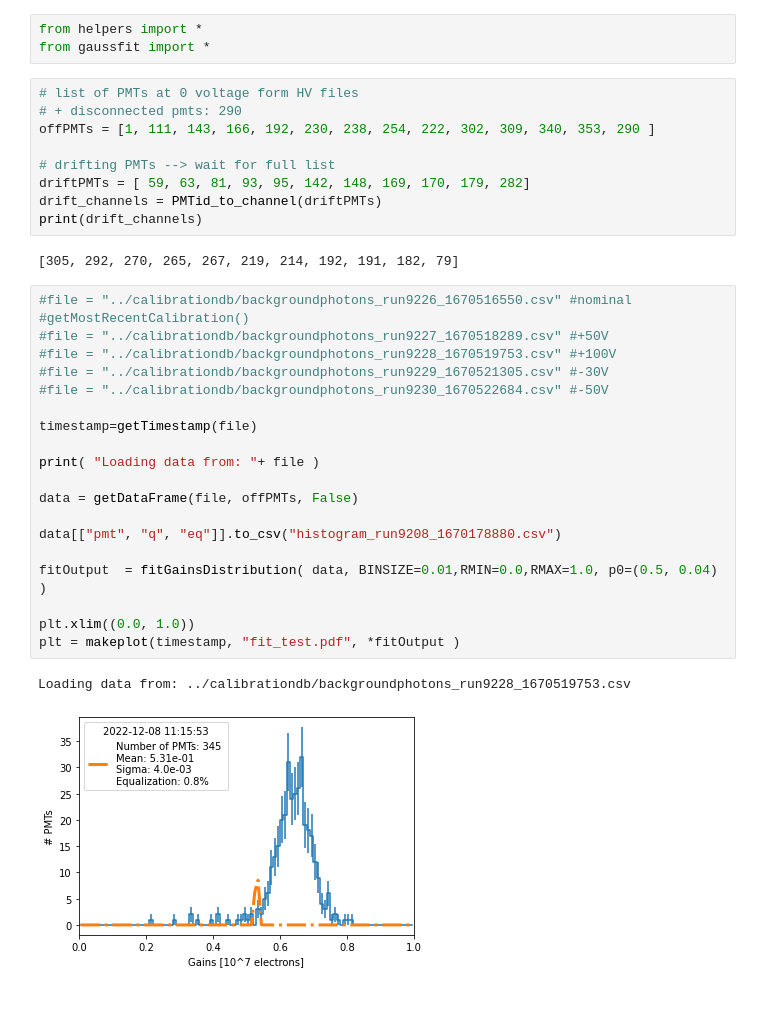
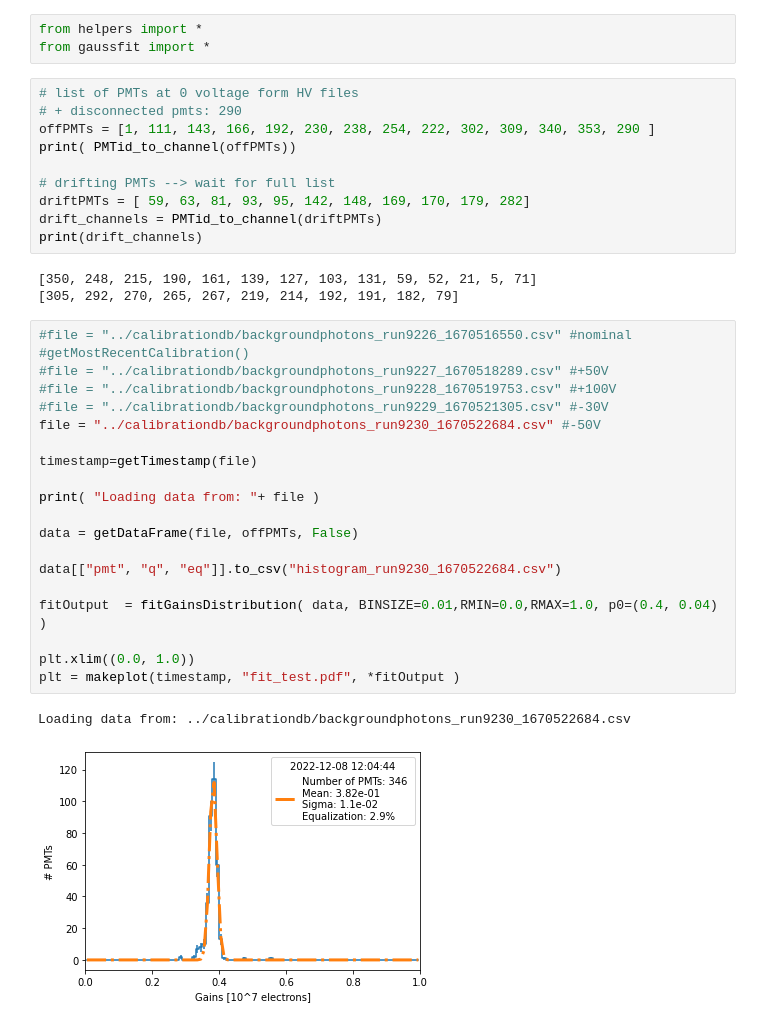
Before and after one commit to mvicenzi/pmt-calibration, a Jupyter notebook: analyze_runs/python/Test_fit.ipynb, the cells around one changed output. Saved outputs shown, nothing was run; the diff lists cells and outputs as text.

Commit message:
first round of fixes: zero gains refitted

```diff
--- a/analyze_runs/python/Test_fit.ipynb
+++ b/analyze_runs/python/Test_fit.ipynb
@@ -5,35 +5,37 @@ from gaussfit import *
 # list of PMTs at 0 voltage form HV files
 # + disconnected pmts: 290
 offPMTs = [1, 111, 143, 166, 192, 230, 238, 254, 222, 302, 309, 340, 353, 290 ]
+print( PMTid_to_channel(offPMTs))
 
 # drifting PMTs --> wait for full list
 driftPMTs = [ 59, 63, 81, 93, 95, 142, 148, 169, 170, 179, 282]
 drift_channels = PMTid_to_channel(driftPMTs)
 print(drift_channels)
 # %% [output]
+[350, 248, 215, 190, 161, 139, 127, 103, 131, 59, 52, 21, 5, 71]
 [305, 292, 270, 265, 267, 219, 214, 192, 191, 182, 79]
 # %%
 #file = "../calibrationdb/backgroundphotons_run9226_1670516550.csv" #nominal #getMostRecentCalibration()
 #file = "../calibrationdb/backgroundphotons_run9227_1670518289.csv" #+50V
 #file = "../calibrationdb/backgroundphotons_run9228_1670519753.csv" #+100V
 #file = "../calibrationdb/backgroundphotons_run9229_1670521305.csv" #-30V
-#file = "../calibrationdb/backgroundphotons_run9230_1670522684.csv" #-50V
+file = "../calibrationdb/backgroundphotons_run9230_1670522684.csv" #-50V
 
 timestamp=getTimestamp(file)
 
 print( "Loading data from: "+ file )
 
 data = getDataFrame(file, offPMTs, False)
 
-data[["pmt", "q", "eq"]].to_csv("histogram_run9208_1670178880.csv")
+data[["pmt", "q", "eq"]].to_csv("histogram_run9230_1670522684.csv")
 
-fitOutput  = fitGainsDistribution( data, BINSIZE=0.01,RMIN=0.0,RMAX=1.0, p0=(0.5, 0.04) )
+fitOutput  = fitGainsDistribution( data, BINSIZE=0.01,RMIN=0.0,RMAX=1.0, p0=(0.4, 0.04) )
 
 plt.xlim((0.0, 1.0))
 plt = makeplot(timestamp, "fit_test.pdf", *fitOutput )
 # %% [output]
-Loading data from: ../calibrationdb/backgroundphotons_run9228_1670519753.csv
+Loading data from: ../calibrationdb/backgroundphotons_run9230_1670522684.csv
-[figure, old version]
+[figure, new version]
 # %%
 plt.scatter(data["pmt"],data["q"],marker="o")
 
```
Also changed, not shown: parts of 3 cells of this notebook, 7 other files.
